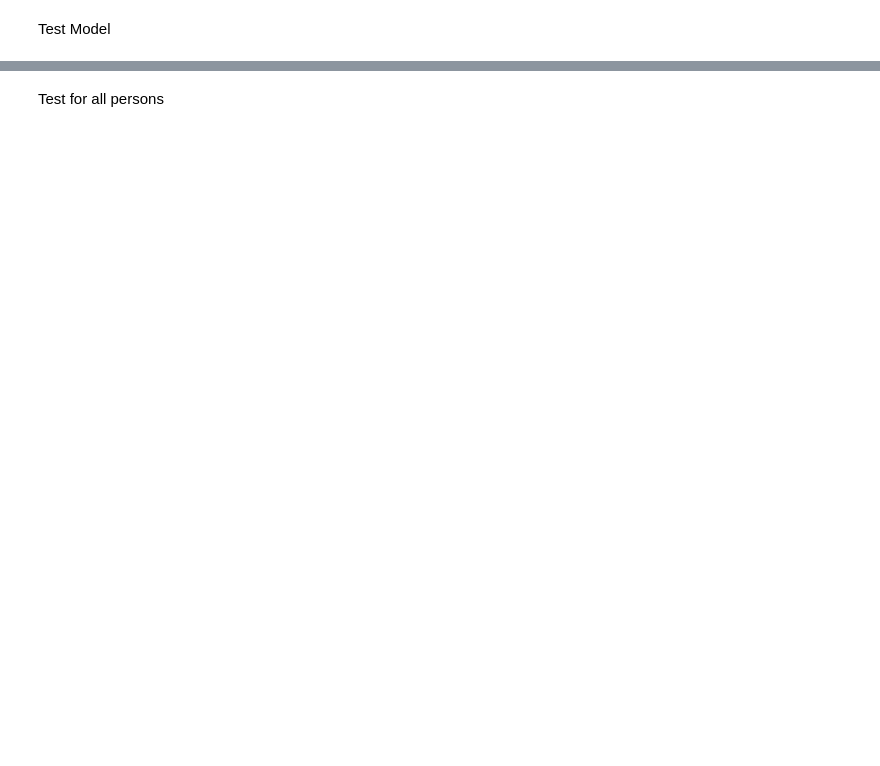
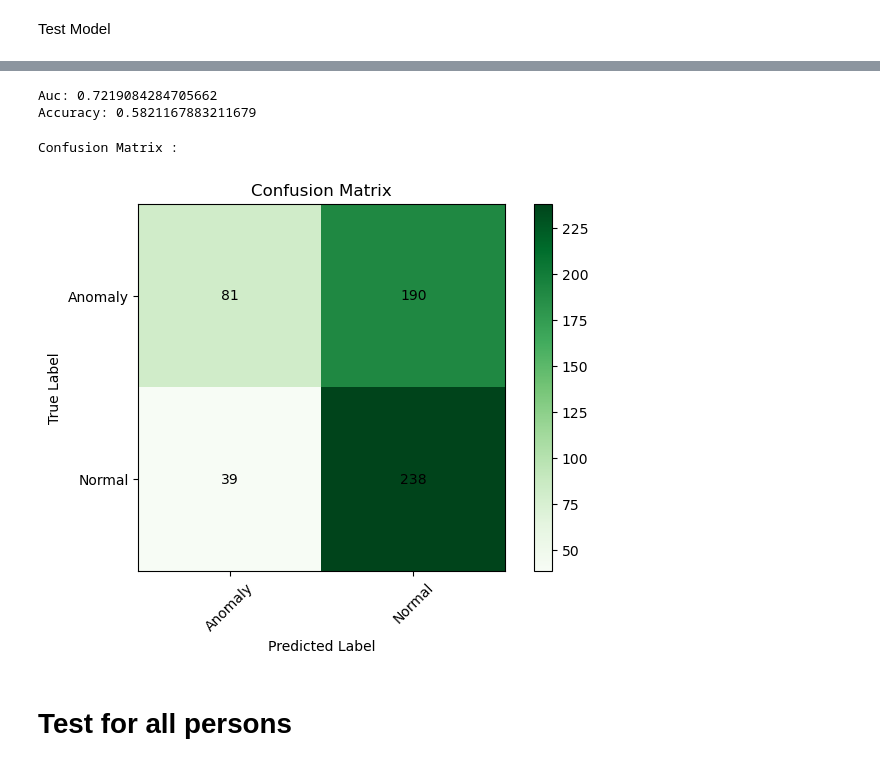
Before and after one commit to SteliosKarvanis/fraudulent-transactions_detection, a Jupyter notebook: xgboost.ipynb, the cells around one changed output, grey strips where cells are left out. Saved outputs shown, nothing was run; the diff lists cells and outputs as text; code cells hidden in the pictures; blank space fills up the shorter version.

```diff
--- a/xgboost.ipynb
+++ b/xgboost.ipynb
@@ -94,0 +219,8 @@ Test for all Dataset
+# %%
+transations = utils.get_person_balanced_df(df, person, categories, cat_vars, numeric_vars)
+df_transations = transations[0][0]
+labels = transations[1][0]
+x_train, x_test, y_train, y_test = train_test_split(df_transations, labels, test_size=.25, random_state=42)
+dtrain = xgb.DMatrix(x_train, label=y_train)
+dtest = xgb.DMatrix(x_test, label=y_test)
+evals = [(dtest, 'test'), (dtrain, 'train')]
@@ -112,5 +255,21 @@ print ('Accuracy:', accuracy_score(true_labels_val, pred_labels_val))
+# %%
+auc = roc_auc_score(true_labels, preds)
+print('Auc:', auc)
+print ('Accuracy:', accuracy_score(true_labels, pred_labels))
+# %% [output]
+Auc: 0.7219084284705662
+Accuracy: 0.5821167883211679
+# %%
+results = confusion_matrix(true_labels, pred_labels)
+
+print ('Confusion Matrix :')
+
+utils.plot_confusion_matrix(results, ['Anomaly','Normal'])
+# %% [output]
+Confusion Matrix :
+[figure, added]
 # %% [markdown]
-Test for all persons
+# Test for all persons
 # %%
 def calc_accuracy(name: str):
     # Train Model
```
Also changed, not shown: parts of 23 cells of this notebook, 2 other files.
